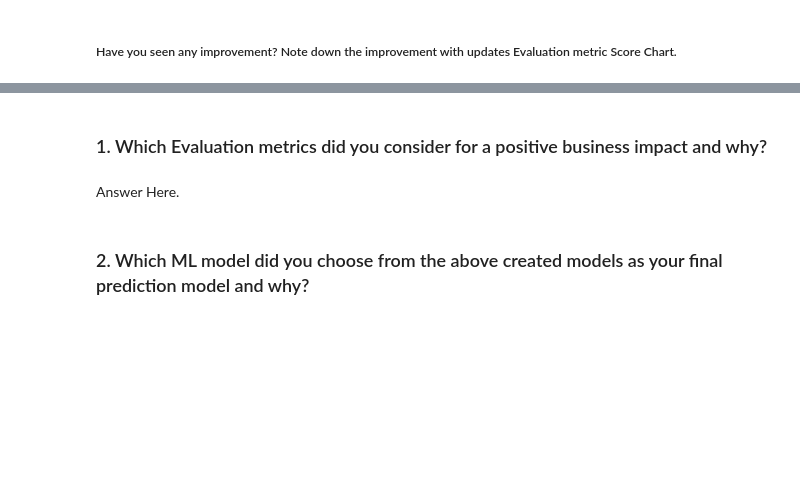
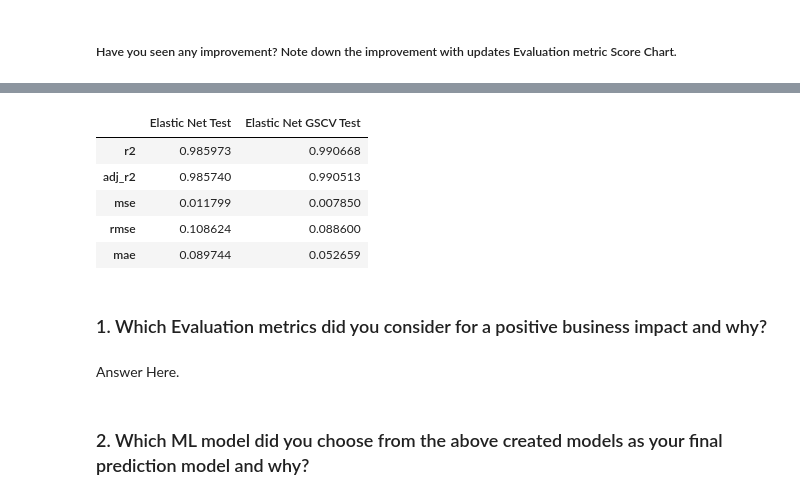
Before and after one commit to LuvMutreja/Yes-Bank-Closing-Stock-Price-Prediction, a Jupyter notebook: Regression_Project_Yes_Bank_Stock_Closing_Price_Prediction_.ipynb, the cells around one changed output, grey strips where cells are left out. Saved outputs shown, nothing was run; the diff lists cells and outputs as text; code cells hidden in the pictures; blank space fills up the shorter version.

```diff
--- a/Regression_Project_Yes_Bank_Stock_Closing_Price_Prediction_.ipynb
+++ b/Regression_Project_Yes_Bank_Stock_Closing_Price_Prediction_.ipynb
@@ -1633,0 +1739,3 @@ Answer Here.
+# %%
+# creating a dataframe using the selfmade function which consists of all the evaluation matrics for the Elastic Net GSCV test and normal Elastic Net Regression test
+en_vs_en_gscv_series= em_df(y_test,y_pred_en,y_test,y_pred_eg,'Elastic Net Test','Elastic Net GSCV Test')
@@ -1634,3 +1747,13 @@ Answer Here.
+# %%
+# viewing the dataframe containing the test evaluation metrics for Elastic Net and Elastic Net GSCV
+en_vs_en_gscv_series
+# %% [output]
+|  | Elastic Net Test | Elastic Net GSCV Test |
+| r2 | 0.985973 | 0.990668 |
+| adj_r2 | 0.985740 | 0.990513 |
+| mse | 0.011799 | 0.007850 |
+| rmse | 0.108624 | 0.088600 |
+| mae | 0.089744 | 0.052659 |
 # %% [markdown]
 ### 1. Which Evaluation metrics did you consider for a positive business impact and why?
 # %% [markdown]
```
Also changed, not shown: parts of 169 cells of this notebook.
